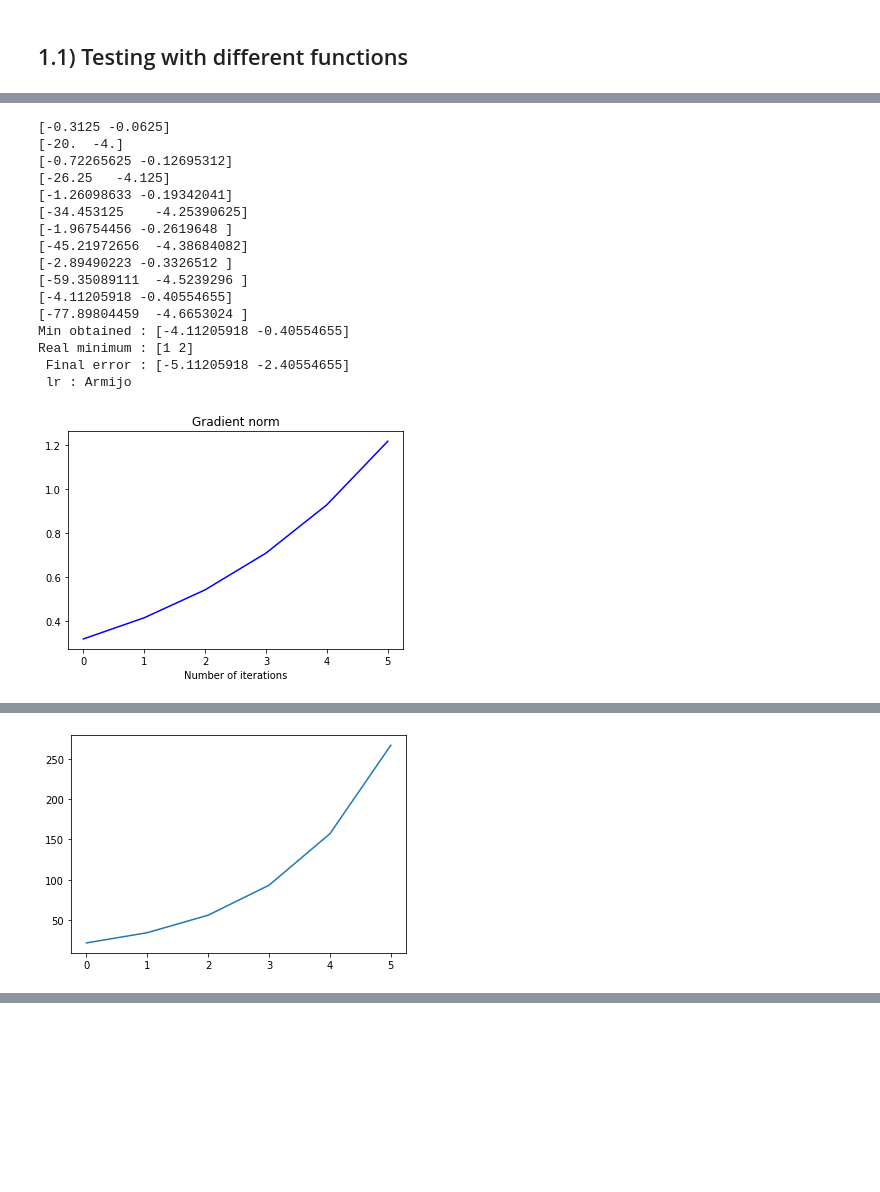
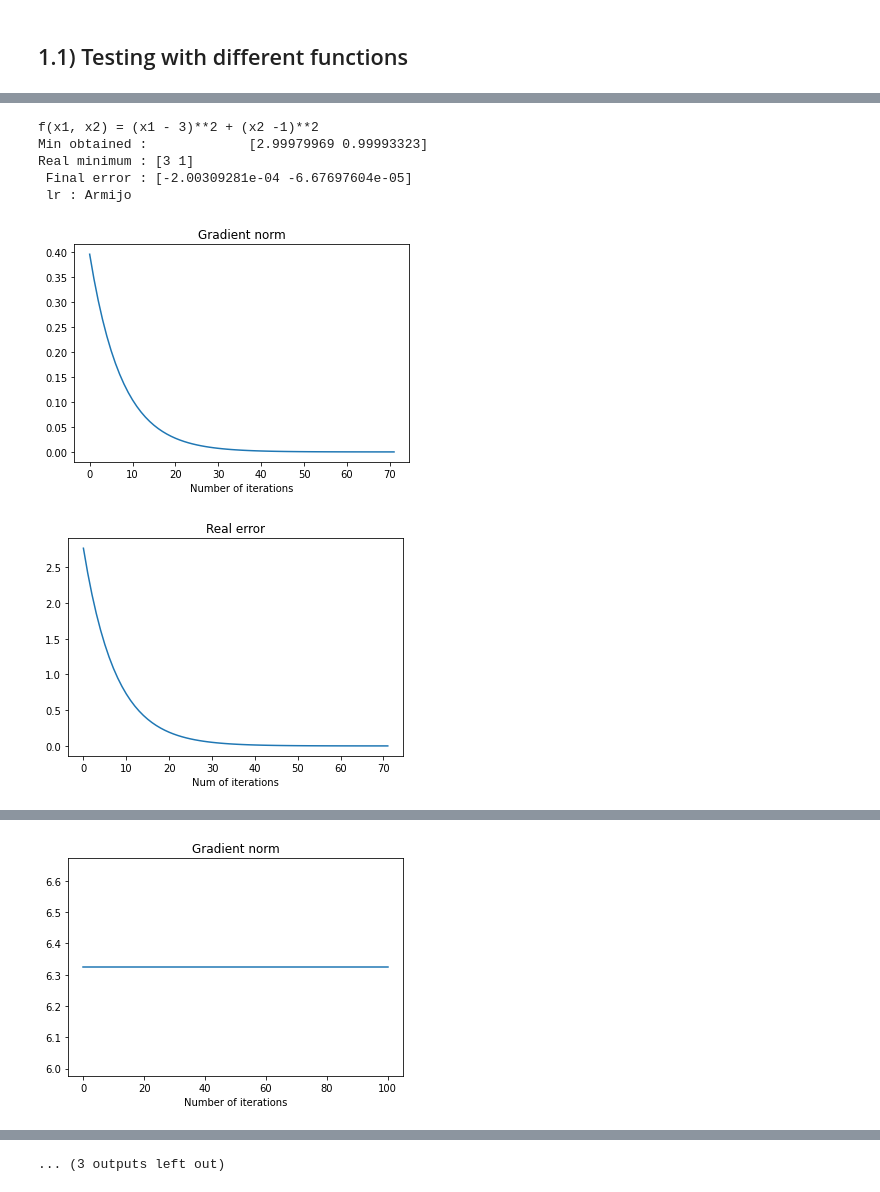
Before and after one commit to Kilian36/MSAI-Homeworks, a Jupyter notebook: homework3.ipynb, the cells around one changed output, grey strips where cells are left out. Cells and saved outputs as stored; diff of their text form; code cells hidden in the pictures; blank space fills up the shorter version.

```diff
--- a/homework3.ipynb
+++ b/homework3.ipynb
@@ -5,7 +5,7 @@ import scipy as sp
 # %% [markdown]
 ### 1) Function for gradient descent
 # %%
-def gradient_descent(f, grad_f, x0, kmax, lr=None, tolf = 10e-6, tolx = 10e-6):
+def gradient_descent(f, grad_f, x0, kmax, lr='Armijo', tolf = 10e-6, tolx = 10e-6):
     '''
     Inputs :
        - f is a python function
@@ -37,16 +37,14 @@ def gradient_descent(f, grad_f, x0, kmax, lr=None, tolf = 10e-6, tolx = 10e-6):
 
     while not conditions:
         #update alpha
-        if lr == None:
+        if lr == 'Armijo':
             alpha = backtracking(f, grad_f, x0)
         else :
             alpha = lr
         # update x
 
         grad = np.array(grad_f(x0))
-        print(x0)
-        x = x0 - np.abs(grad) * alpha
-        print(x)
+        x = x0 - grad * alpha
         x_val.append(x)
         grads.append(grad)
         fval[k] = f(x)
@@ -128,3 +136,12 @@ def f5(x):
     return x**4 + x**3 - 2 * x**2 - 2 * x
 def grad_f5(x):
     return 4 * x**3 + 3 * x **2 - 4 * x - 2
+# %%
+def plot(x_data, y_data, title, xlab = None, col = None, form = None, marker = None, mode = 'Classic'):
+    if mode == 'Scatter':
+        plt.scatter(x_data, y_data, c = col, marker = marker)
+    else :
+        plt.plot(x_data, y_data, c = col, marker = marker)
+    plt.title(title)
+    plt.xlabel(xlab)
+    plt.show()
@@ -131,36 +178,29 @@ def grad_f5(x):
 # %%
-# 1) f1
-lrates = [1 / n**4 for n in range(1,10)]
-real_min = np.array((1, 2))
-#for lr in lrates:
-x , f_val, err_val, x_val, grads = gradient_descent(f2, grad_f2, np.zeros((2,)), kmax = 1, lr=None)
-print(
-    'Min obtained : {}\nReal minimum : {}\n Final error : {}\n lr : {}'.format(x, real_min, x - real_min, 'Armijo')
-)
-plt.subplot()
-plt.plot(range(len(err_val)), err_val, 'b')
-plt.title('Gradient norm')
-plt.xlabel('Number of iterations')
-plt.show()
-
-plt.subplot()
-plt.plot(range(len(f_val)), f_val)
-print(f1((-3, -1)))
+lrates = [1 / n**4 for n in range(1,5)]
+lrates.insert(0, 'Armijo')
+for lr in lrates :
+    x , f_val, err_val, x_val, grads = gradient_descent(f1, grad_f1, np.zeros((2,)), kmax = 100 , lr=lr)
+    print(
+        'f(x1, x2) = (x1 - 3)**2 + (x2 -1)**2\nMin obtained : \
+            {}\nReal minimum : {}\n Final error : {}\n lr : {}'.format(x, real_min, x - real_min, lr)
+    )
+    plot(
+        range(len(err_val)),
+        err_val,
+        'Gradient norm',
+        xlab = 'Number of iterations'
+    )
+    plot(
+        range(len(x_val)),
+        np.linalg.norm(x_val - real_min, axis = 1),
+        'Real error',
+        xlab = 'Num of iterations',
+    )
 # %% [output]
-[-0.3125 -0.0625]
-[-20.  -4.]
-[-0.72265625 -0.12695312]
-[-26.25   -4.125]
-[-1.26098633 -0.19342041]
-[-34.453125    -4.25390625]
-[-1.96754456 -0.2619648 ]
-[-45.21972656  -4.38684082]
-[-2.89490223 -0.3326512 ]
-[-59.35089111  -4.5239296 ]
-[-4.11205918 -0.40554655]
-[-77.89804459  -4.6653024 ]
-Min obtained : [-4.11205918 -0.40554655]
-Real minimum : [1 2]
- Final error : [-5.11205918 -2.40554655]
+f(x1, x2) = (x1 - 3)**2 + (x2 -1)**2
+Min obtained :             [2.99979969 0.99993323]
+Real minimum : [3 1]
+ Final error : [-2.00309281e-04 -6.67697604e-05]
  lr : Armijo
-[figure, old version]
+[figure, new version]
+[figure, new version]
@@ -168 +212 @@ Real minimum : [1 2]
-[figure, old version]
+[figure, added]
@@ -168,0 +228 @@ Real minimum : [1 2]
+... (3 outputs left out)
```
Also changed, not shown: parts of 4 cells of this notebook.
